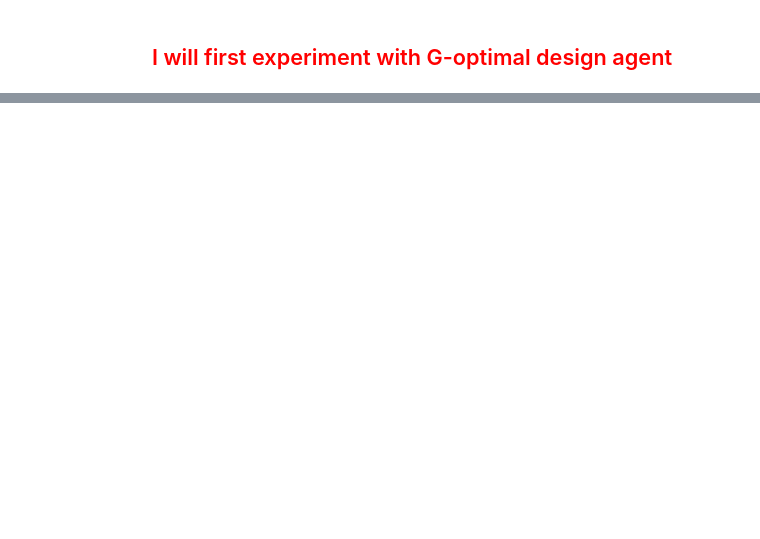
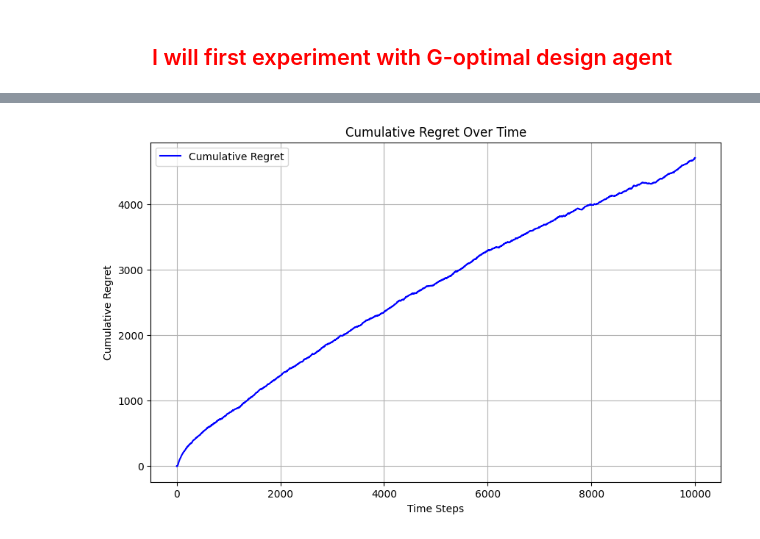
Before and after one commit to HatimRabet/Bandit-Algorithms-for-Movie-Recommendation-System, a Jupyter notebook: scripts/test_g_optimal_design.ipynb, the cells around one changed output, grey strips where cells are left out. Cells and saved outputs as stored; diff of their text form; code cells hidden in the pictures; blank space fills up the shorter version.

```diff
--- a/scripts/test_g_optimal_design.ipynb
+++ b/scripts/test_g_optimal_design.ipynb
@@ -38,13 +31,14 @@ movieId_of_rating = ratings_df['movieId'].to_numpy()
 ## <font color='red'> <div align='center'> I will first experiment with G-optimal design agent </font></div>
 # %%
 from utils import sample_k_movies
-from MAB_class import MABAgent
+from MAB_class import MABAgent, LinUCB_MABAgent
 
 
 # Let start with just 10 movies
 
 k = 10000
 m = 50
+lambda_ = 1
 movies_id_k = movies_indices[:k]
 mask = [i for i in range(movieId_of_rating.size) if movieId_of_rating[i] in movies_id_k]
 movieId_of_rating_k = movieId_of_rating[mask]
@@ -61,3 +55,4 @@ actionXmovie_indices = movies_id_k
 
 
 Agent_Optimal = MABAgent(A_10, delta, epsilon, n_rounds, true_rewards, rewardsXmovie_indices, actionXmovie_indices)
+Agent_LinUCB = LinUCB_MABAgent(A_10, delta, lambda_, n_rounds, true_rewards, rewardsXmovie_indices, actionXmovie_indices)
@@ -85,0 +87,25 @@ plt.show()
+# %%
+Agent_LinUCB = LinUCB_MABAgent(A_10, delta, lambda_, n_rounds//100, true_rewards, rewardsXmovie_indices, actionXmovie_indices)
+# %%
+# cumulative_regret_linUCB, regret_linUCB, theta_linUCB = Agent_LinUCB.run()
+cumulative_regret_linUCB, theta_linUCB = Agent_LinUCB.run()
+# %%
+import matplotlib.pyplot as plt
+
+time_steps_linUCB = range(len(cumulative_regret_linUCB))  # Assuming each entry corresponds to a time step
+
+# Plotting
+plt.figure(figsize=(10, 6))
+plt.plot(time_steps_linUCB, cumulative_regret_linUCB, linestyle='-', color='b', label='Cumulative Regret')
+
+# Customizing the plot
+plt.title('Cumulative Regret Over Time')
+plt.xlabel('Time Steps')
+plt.ylabel('Cumulative Regret')
+plt.legend()
+plt.grid(True)
+
+# Show the plot
+plt.show()
+# %% [output]
+[figure, added]
```
Also changed, not shown: parts of 8 cells of this notebook, 1 other file.
